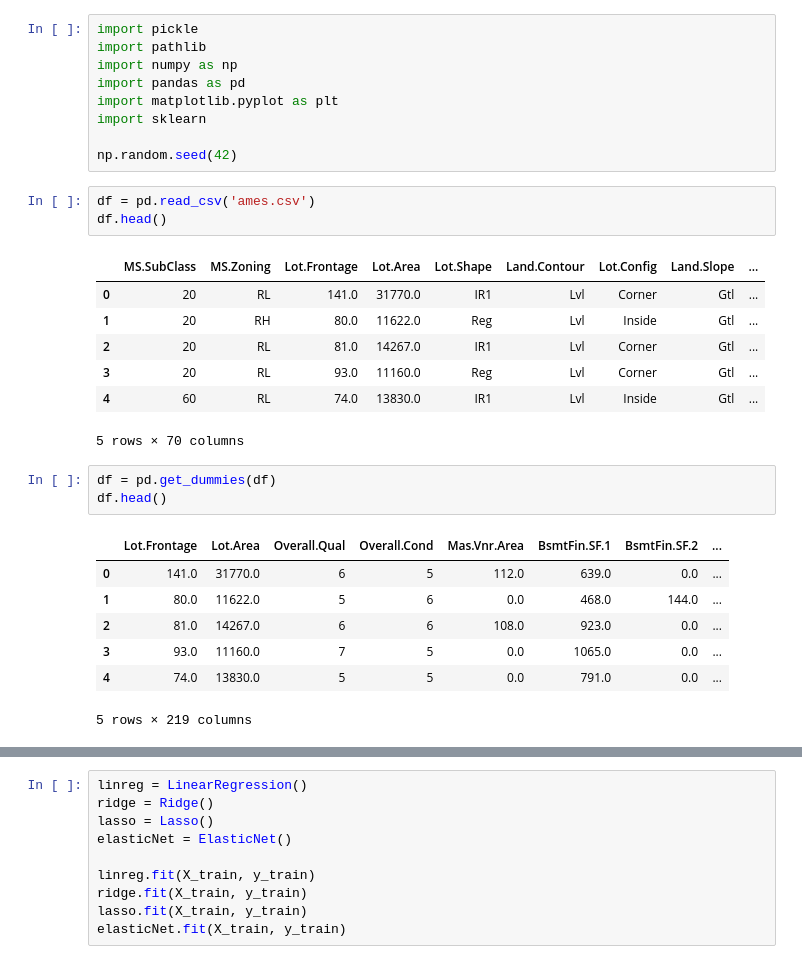
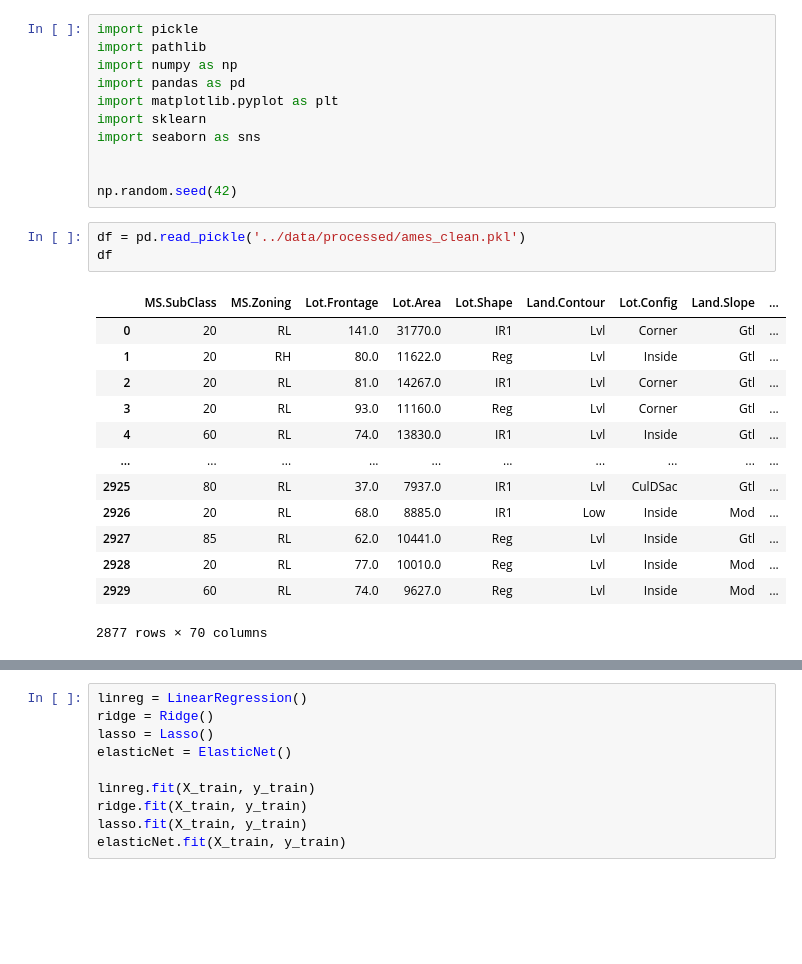
Before and after one commit to alessitomas/ames, a Jupyter notebook: project/main2.ipynb, the cells around one changed output, grey strips where cells are left out. Cells and saved outputs as stored; diff of their text form; blank space fills up the shorter version.

```diff
--- a/project/main2.ipynb
+++ b/project/main2.ipynb
@@ -5,27 +5,24 @@ import numpy as np
 import pandas as pd
 import matplotlib.pyplot as plt
 import sklearn
+import seaborn as sns
+
 
 np.random.seed(42)
-# %%
-df = pd.read_csv('ames.csv')
-df.head()
-# %% [output]
-|  | MS.SubClass | MS.Zoning | Lot.Frontage | Lot.Area | Lot.Shape | Land.Contour | Lot.Config | Land.Slope | ... |
-| 0 | 20 | RL | 141.0 | 31770.0 | IR1 | Lvl | Corner | Gtl | ... |
-| 1 | 20 | RH | 80.0 | 11622.0 | Reg | Lvl | Inside | Gtl | ... |
-| 2 | 20 | RL | 81.0 | 14267.0 | IR1 | Lvl | Corner | Gtl | ... |
-| 3 | 20 | RL | 93.0 | 11160.0 | Reg | Lvl | Corner | Gtl | ... |
-| 4 | 60 | RL | 74.0 | 13830.0 | IR1 | Lvl | Inside | Gtl | ... |
-5 rows × 70 columns
-# %%
-df = pd.get_dummies(df)
-df.head()
-# %% [output]
-|  | Lot.Frontage | Lot.Area | Overall.Qual | Overall.Cond | Mas.Vnr.Area | BsmtFin.SF.1 | BsmtFin.SF.2 | ... |
-| 0 | 141.0 | 31770.0 | 6 | 5 | 112.0 | 639.0 | 0.0 | ... |
-| 1 | 80.0 | 11622.0 | 5 | 6 | 0.0 | 468.0 | 144.0 | ... |
-| 2 | 81.0 | 14267.0 | 6 | 6 | 108.0 | 923.0 | 0.0 | ... |
-| 3 | 93.0 | 11160.0 | 7 | 5 | 0.0 | 1065.0 | 0.0 | ... |
-| 4 | 74.0 | 13830.0 | 5 | 5 | 0.0 | 791.0 | 0.0 | ... |
-5 rows × 219 columns
+# %%
+df = pd.read_pickle('../data/processed/ames_clean.pkl')
+df
+# %% [output]
+|  | MS.SubClass | MS.Zoning | Lot.Frontage | Lot.Area | Lot.Shape | Land.Contour | Lot.Config | Land.Slope | ... |
+| 0 | 20 | RL | 141.0 | 31770.0 | IR1 | Lvl | Corner | Gtl | ... |
+| 1 | 20 | RH | 80.0 | 11622.0 | Reg | Lvl | Inside | Gtl | ... |
+| 2 | 20 | RL | 81.0 | 14267.0 | IR1 | Lvl | Corner | Gtl | ... |
+| 3 | 20 | RL | 93.0 | 11160.0 | Reg | Lvl | Corner | Gtl | ... |
+| 4 | 60 | RL | 74.0 | 13830.0 | IR1 | Lvl | Inside | Gtl | ... |
+| ... | ... | ... | ... | ... | ... | ... | ... | ... | ... |
+| 2925 | 80 | RL | 37.0 | 7937.0 | IR1 | Lvl | CulDSac | Gtl | ... |
+| 2926 | 20 | RL | 68.0 | 8885.0 | IR1 | Low | Inside | Mod | ... |
+| 2927 | 85 | RL | 62.0 | 10441.0 | Reg | Lvl | Inside | Gtl | ... |
+| 2928 | 20 | RL | 77.0 | 10010.0 | Reg | Lvl | Inside | Mod | ... |
+| 2929 | 60 | RL | 74.0 | 9627.0 | Reg | Lvl | Inside | Mod | ... |
+2877 rows × 70 columns
```
Also changed, not shown: parts of 20 cells of this notebook, 1 other file.
